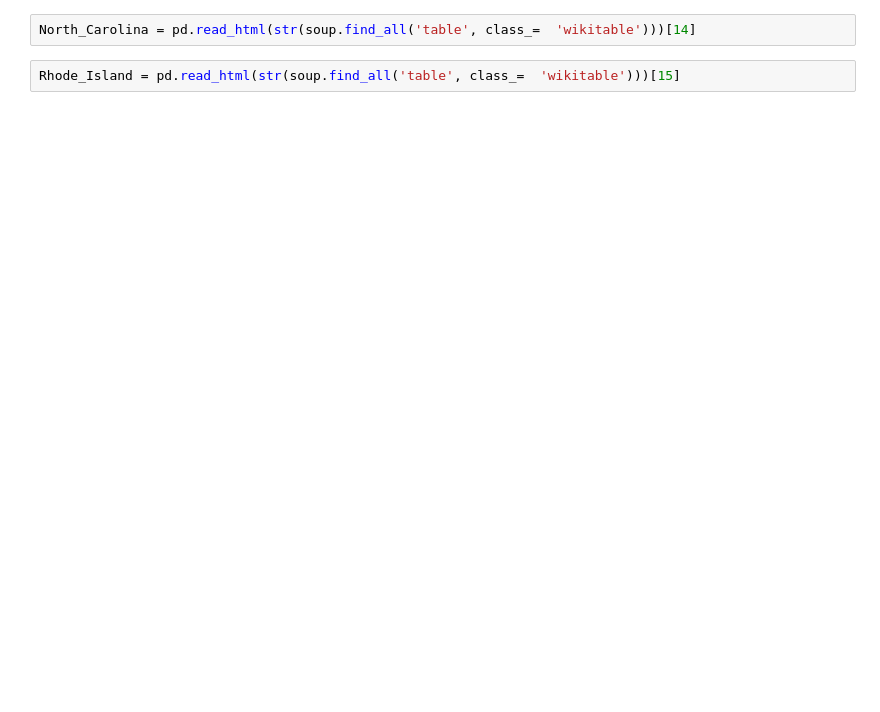
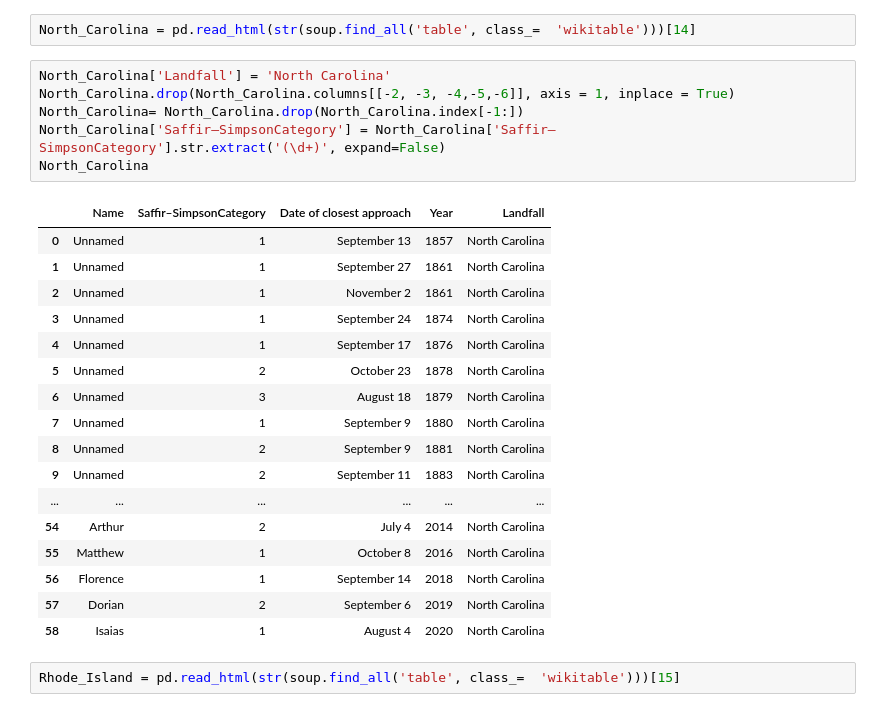
Before and after one commit to jbcleland/StrongWinds, a Jupyter notebook: notebook/Webscrape for each state hurricane.ipynb, the cells around one changed output. Cells and saved outputs as stored; diff of their text form; blank space fills up the shorter version.

```diff
--- a/notebook/Webscrape for each state hurricane.ipynb
+++ b/notebook/Webscrape for each state hurricane.ipynb
@@ -219,4 +327,28 @@ New_York = pd.read_html(str(soup.find_all('table', class_=  'wikitable')))[13]
 # %%
 North_Carolina = pd.read_html(str(soup.find_all('table', class_=  'wikitable')))[14]
+# %%
+North_Carolina['Landfall'] = 'North Carolina'
+North_Carolina.drop(North_Carolina.columns[[-2, -3, -4,-5,-6]], axis = 1, inplace = True)
+North_Carolina= North_Carolina.drop(North_Carolina.index[-1:])
+North_Carolina['Saffir–SimpsonCategory'] = North_Carolina['Saffir–SimpsonCategory'].str.extract('(\d+)', expand=False)
+North_Carolina
+# %% [output]
+|  | Name | Saffir–SimpsonCategory | Date of closest approach | Year | Landfall |
+| 0 | Unnamed | 1 | September 13 | 1857 | North Carolina |
+| 1 | Unnamed | 1 | September 27 | 1861 | North Carolina |
+| 2 | Unnamed | 1 | November 2 | 1861 | North Carolina |
+| 3 | Unnamed | 1 | September 24 | 1874 | North Carolina |
+| 4 | Unnamed | 1 | September 17 | 1876 | North Carolina |
+| 5 | Unnamed | 2 | October 23 | 1878 | North Carolina |
+| 6 | Unnamed | 3 | August 18 | 1879 | North Carolina |
+| 7 | Unnamed | 1 | September 9 | 1880 | North Carolina |
+| 8 | Unnamed | 2 | September 9 | 1881 | North Carolina |
+| 9 | Unnamed | 2 | September 11 | 1883 | North Carolina |
+| ... | ... | ... | ... | ... | ... |
+| 54 | Arthur | 2 | July 4 | 2014 | North Carolina |
+| 55 | Matthew | 1 | October 8 | 2016 | North Carolina |
+| 56 | Florence | 1 | September 14 | 2018 | North Carolina |
+| 57 | Dorian | 2 | September 6 | 2019 | North Carolina |
+| 58 | Isaias | 1 | August 4 | 2020 | North Carolina |
 # %%
 Rhode_Island = pd.read_html(str(soup.find_all('table', class_=  'wikitable')))[15]
```
Also changed, not shown: parts of 25 cells of this notebook, 15 other files.
